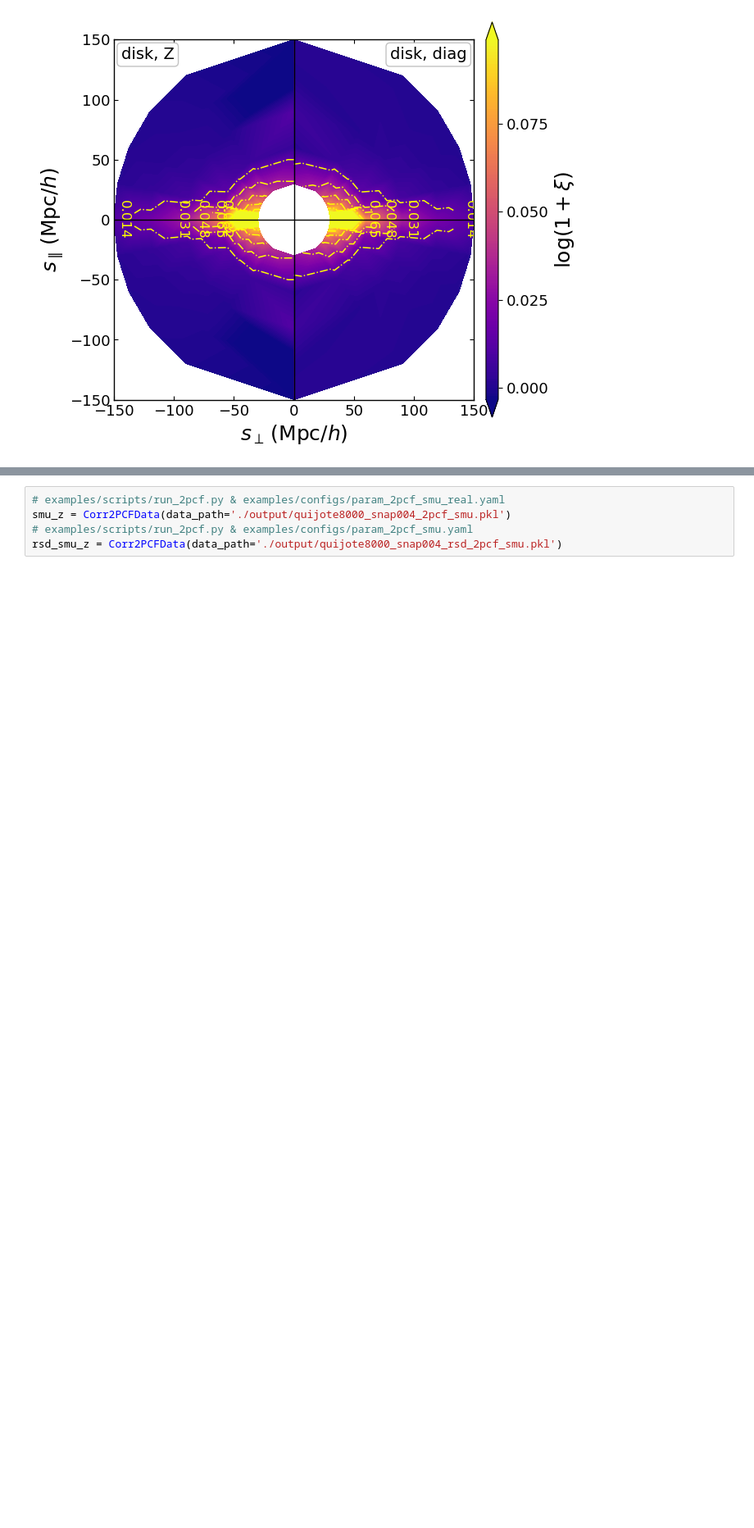
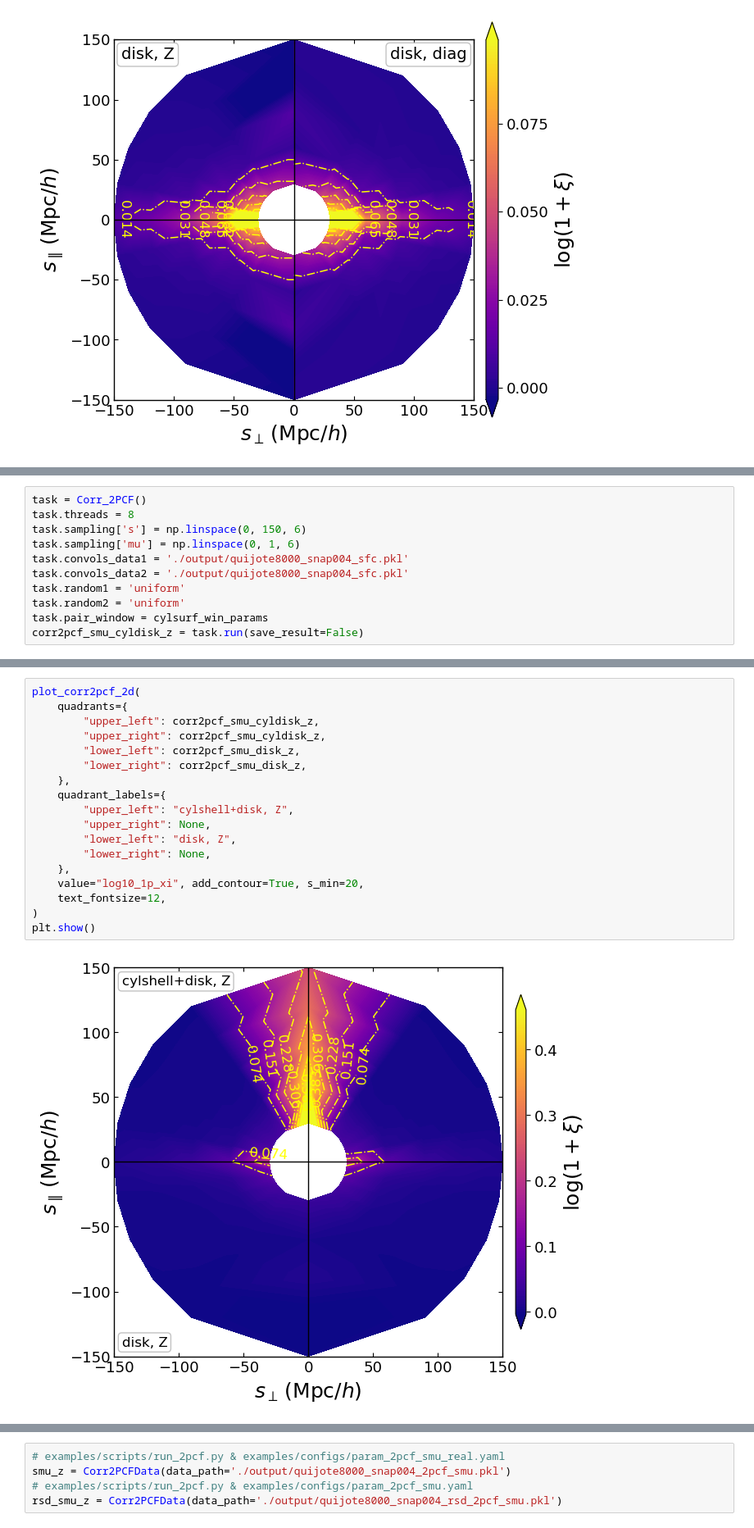
Before and after one commit to SYSUSPA-Projects/PyHermes, a Jupyter notebook: examples/notebooks/corr2pcf.ipynb, the cells around one changed output, grey strips where cells are left out. Shown at 82% size. Cells and saved outputs as stored; diff of their text form; blank space fills up the shorter version.

```diff
--- a/examples/notebooks/corr2pcf.ipynb
+++ b/examples/notebooks/corr2pcf.ipynb
@@ -577,0 +602,11 @@ plt.show()
+# %%
+task = Corr_2PCF()
+task.threads = 8
+task.sampling['s'] = np.linspace(0, 150, 6)
+task.sampling['mu'] = np.linspace(0, 1, 6)
+task.convols_data1 = './output/quijote8000_snap004_sfc.pkl'
+task.convols_data2 = './output/quijote8000_snap004_sfc.pkl'
+task.random1 = 'uniform'
+task.random2 = 'uniform'
+task.pair_window = cylsurf_win_params
+corr2pcf_smu_cyldisk_z = task.run(save_result=False)
@@ -578,3 +631,23 @@ plt.show()
+# %%
+plot_corr2pcf_2d(
+    quadrants={
+        "upper_left": corr2pcf_smu_cyldisk_z,
+        "upper_right": corr2pcf_smu_cyldisk_z,
+        "lower_left": corr2pcf_smu_disk_z,
+        "lower_right": corr2pcf_smu_disk_z,
+    },
+    quadrant_labels={
+        "upper_left": "cylshell+disk, Z",
+        "upper_right": None,
+        "lower_left": "disk, Z",
+        "lower_right": None,
+    },
+    value="log10_1p_xi", add_contour=True, s_min=20,
+    text_fontsize=12,
+)
+plt.show()
+# %% [output]
+[figure, added]
 # %% [markdown]
 ### Compare saved production-style outputs
 
```
Also changed, not shown: parts of 5 cells of this notebook, 1 other file.
